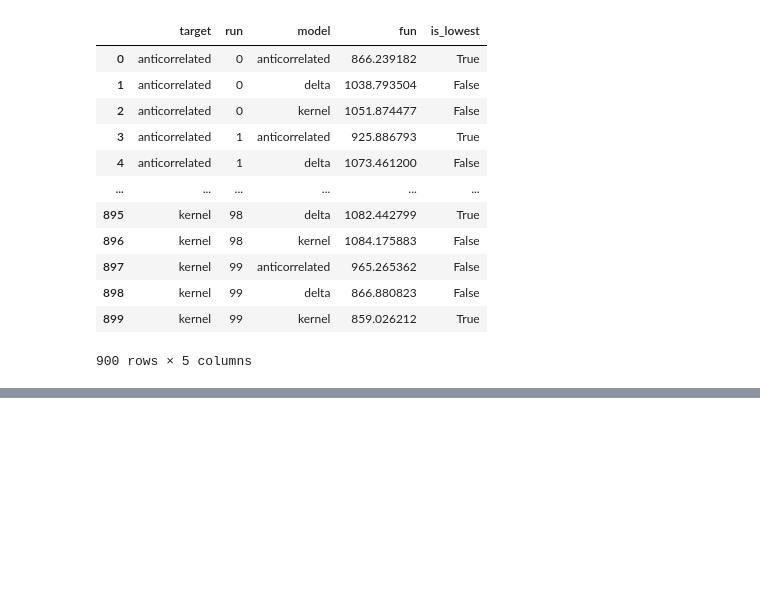
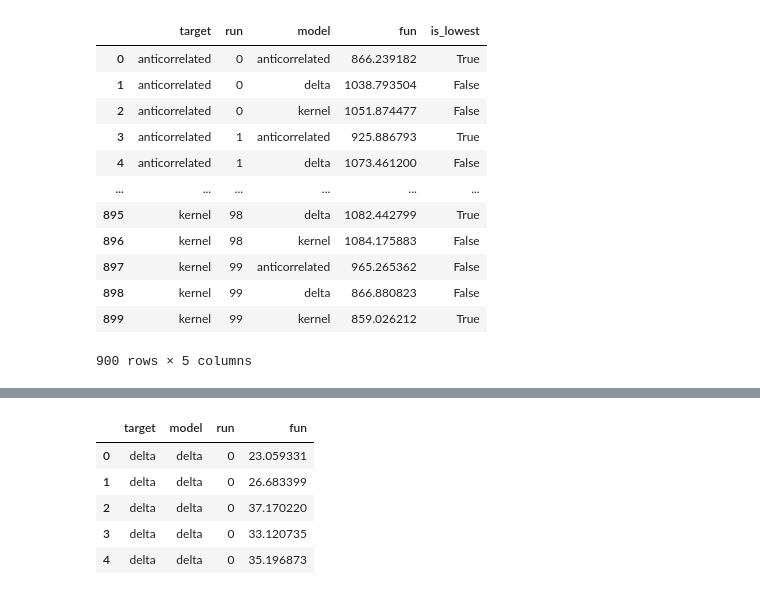
Before and after one commit to DevComPsy/cpm-workshop-2025, a Jupyter notebook: solutions/05-model-recovery.ipynb, the cells around one changed output, grey strips where cells are left out. Saved outputs shown, nothing was run; the diff lists cells and outputs as text; code cells hidden in the pictures; blank space fills up the shorter version.

```diff
--- a/solutions/05-model-recovery.ipynb
+++ b/solutions/05-model-recovery.ipynb
@@ -77,0 +78,10 @@ plt.show()
+# %%
+landscaping = data
+data.head()
+# %% [output]
+|  | target | model | run | fun |
+| 0 | delta | delta | 0 | 23.059331 |
+| 1 | delta | delta | 0 | 26.683399 |
+| 2 | delta | delta | 0 | 37.170220 |
+| 3 | delta | delta | 0 | 33.120735 |
+| 4 | delta | delta | 0 | 35.196873 |
```
Also changed, not shown: parts of 3 cells of this notebook, 1 other file.
